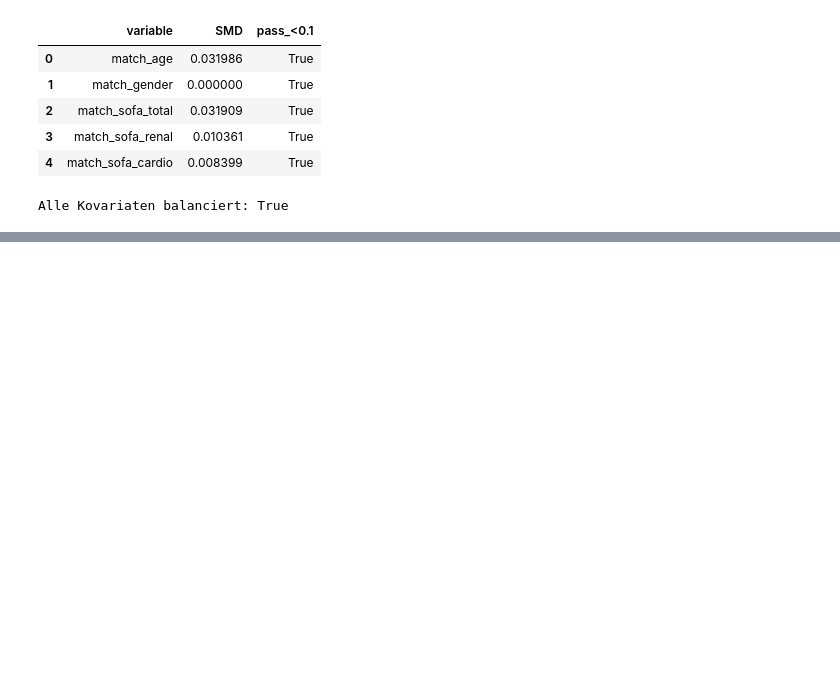
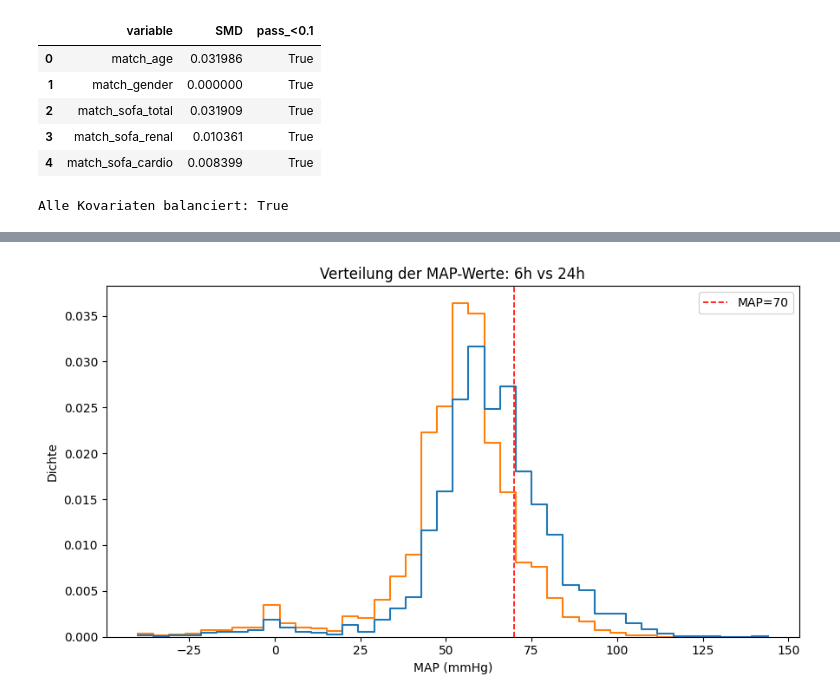
Before and after one commit to SimonKossack/mimiciii-BioMedicalProject, a Jupyter notebook: report_abgabe/nieren/07_saps2_presentation_only.ipynb, the cells around one changed output, grey strips where cells are left out. Saved outputs shown, nothing was run; the diff lists cells and outputs as text; code cells hidden in the pictures; blank space fills up the shorter version.

```diff
--- a/report_abgabe/nieren/07_saps2_presentation_only.ipynb
+++ b/report_abgabe/nieren/07_saps2_presentation_only.ipynb
@@ -6271,0 +6576,83 @@ Alle Kovariaten balanciert: True
+# %%
+# --- MAP Verteilung (6h vs 24h) ---
+import sys
+import importlib
+from pathlib import Path
+import numpy as np
+import pandas as pd
+import matplotlib.pyplot as plt
+import seaborn as sns
+
+repo_root = Path.cwd().resolve().parents[1]
+if str(repo_root) not in sys.path:
+    sys.path.insert(0, str(repo_root))
+
+import src.utils as utils
+importlib.reload(utils)
+
+if "df" not in globals():
+    raise RuntimeError("df ist nicht im Notebook vorhanden. Bitte Setup-Zellen ausfuehren.")
+
+base = df[["icustay_id", "intime"]].drop_duplicates().copy()
+
+v6 = utils.get_vitals_for_window(base, window_hours=6.0, agg="worst")
+v24 = utils.get_vitals_for_window(base, window_hours=24.0, agg="worst")
+
+m6 = pd.to_numeric(v6.get("mbp_6h"), errors="coerce")
+m24 = pd.to_numeric(v24.get("mbp_24h"), errors="coerce")
+
+def _summary(series: pd.Series, label: str) -> dict:
+    s = series.dropna()
+    return {
+        "window": label,
+        "n": int(len(s)),
+        "mean": float(s.mean()) if len(s) else np.nan,
+        "std": float(s.std(ddof=1)) if len(s) > 1 else np.nan,
+        "min": float(s.min()) if len(s) else np.nan,
+        "p25": float(s.quantile(0.25)) if len(s) else np.nan,
+        "median": float(s.median()) if len(s) else np.nan,
+        "p75": float(s.quantile(0.75)) if len(s) else np.nan,
+        "p95": float(s.quantile(0.95)) if len(s) else np.nan,
+        "max": float(s.max()) if len(s) else np.nan,
+    }
+
+summary_df = pd.DataFrame([
+    _summary(m6, "6h"),
+    _summary(m24, "24h"),
+])
+
+print("MAP Verteilung - deskriptive Statistik")
+display(summary_df)
+
+plot_df = pd.DataFrame({
+    "MAP": pd.concat([m6, m24], axis=0, ignore_index=True),
+    "window": (["6h"] * len(m6)) + (["24h"] * len(m24)),
+}).dropna(subset=["MAP"])
+
+plt.figure(figsize=(9, 5))
+sns.histplot(
+    data=plot_df,
+    x="MAP",
+    hue="window",
+    bins=40,
+    stat="density",
+    common_norm=False,
+    element="step",
+    fill=False,
+)
+plt.axvline(70, color="red", linestyle="--", linewidth=1.2, label="MAP=70")
+plt.title("Verteilung der MAP-Werte: 6h vs 24h")
+plt.xlabel("MAP (mmHg)")
+plt.ylabel("Dichte")
+plt.legend()
+plt.tight_layout()
+plt.show()
+
+# Anteil unter klinisch relevantem Schwellenwert
+low_map_df = pd.DataFrame([
+    {"window": "6h", "pct_map_lt_70": float((m6 < 70).mean() * 100)},
+    {"window": "24h", "pct_map_lt_70": float((m24 < 70).mean() * 100)},
+])
+print("Anteil MAP < 70 mmHg")
+display(low_map_df)
+# %% [output]
@@ -6271,0 +6663 @@ Alle Kovariaten balanciert: True
+[figure, added]
```
Also changed, not shown: parts of 12 cells of this notebook, 4 other files.
